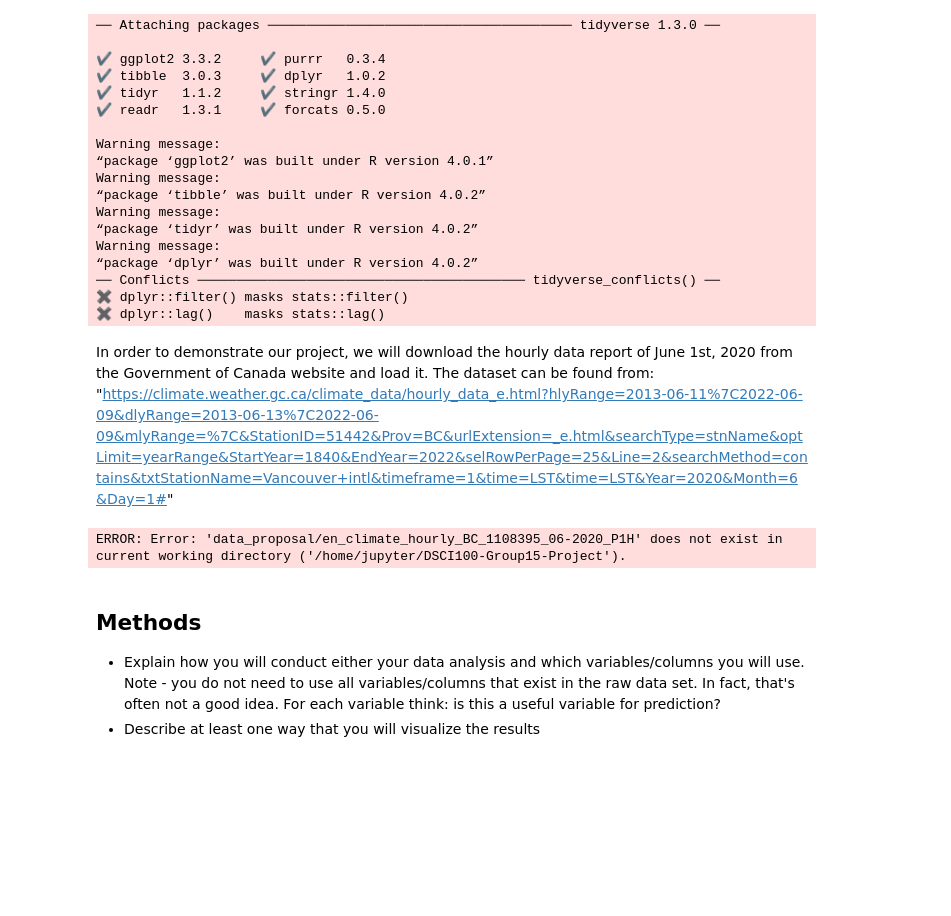
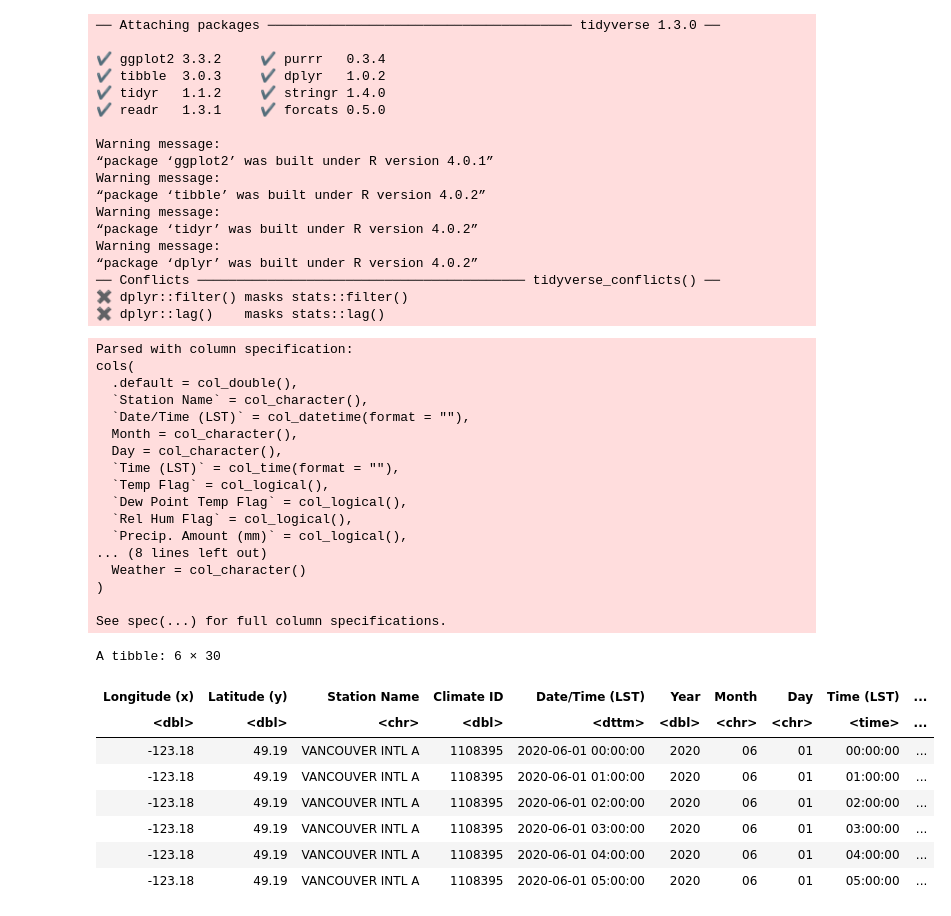
Before and after one commit to hyunseokjg/DSCI100-Group15-Project, a Jupyter notebook: DSCI100_Group_15_Proposal.ipynb, the cells around one changed output. Drawn from its saved outputs; the diff is of its cells as text; code cells hidden in the pictures; blank space fills up the shorter version.

Commit message:
Uploading proposal draft

```diff
--- a/DSCI100_Group_15_Proposal.ipynb
+++ b/DSCI100_Group_15_Proposal.ipynb
@@ -45,15 +53,33 @@ Warning message:
 ── Conflicts ────────────────────────────────────────── tidyverse_conflicts() ──
 ✖ dplyr::filter() masks stats::filter()
 ✖ dplyr::lag()    masks stats::lag()
-# %% [markdown]
-In order to demonstrate our project, we will download the hourly data report of June 1st, 2020 from the Government of Canada website and load it.
-The dataset can be found from:
-"https://climate.weather.gc.ca/climate_data/hourly_data_e.html?hlyRange=2013-06-11%7C2022-06-09&dlyRange=2013-06-13%7C2022-06-09&mlyRange=%7C&StationID=51442&Prov=BC&urlExtension=_e.html&searchType=stnName&optLimit=yearRange&StartYear=1840&EndYear=2022&selRowPerPage=25&Line=2&searchMethod=contains&txtStationName=Vancouver+intl&timeframe=1&time=LST&time=LST&Year=2020&Month=6&Day=1#"
 # %%
-June_1_2020 <- read_csv("data_proposal/en_climate_hourly_BC_1108395_06-2020_P1H")
+weather_training <- read_csv("data_proposal/en_climate_hourly_BC_1108395_06-2020_P1H.csv")
+head(weather_training)
 # %% [output]
-ERROR: Error: 'data_proposal/en_climate_hourly_BC_1108395_06-2020_P1H' does not exist in current working directory ('/home/jupyter/DSCI100-Group15-Project').
+Parsed with column specification:
+cols(
+  .default = col_double(),
+  `Station Name` = col_character(),
+  `Date/Time (LST)` = col_datetime(format = ""),
+  Month = col_character(),
+  Day = col_character(),
+  `Time (LST)` = col_time(format = ""),
+  `Temp Flag` = col_logical(),
+  `Dew Point Temp Flag` = col_logical(),
+  `Rel Hum Flag` = col_logical(),
+  `Precip. Amount (mm)` = col_logical(),
+... (8 lines left out)
+  Weather = col_character()
+)
+
+See spec(...) for full column specifications.
+A tibble: 6 × 30
+| Longitude (x) | Latitude (y) | Station Name | Climate ID | Date/Time (LST) | Year | Month | Day | Time (LST) | ... |
+| <dbl> | <dbl> | <chr> | <dbl> | <dttm> | <dbl> | <chr> | <chr> | <time> | ... |
+| -123.18 | 49.19 | VANCOUVER INTL A | 1108395 | 2020-06-01 00:00:00 | 2020 | 06 | 01 | 00:00:00 | ... |
+| -123.18 | 49.19 | VANCOUVER INTL A | 1108395 | 2020-06-01 01:00:00 | 2020 | 06 | 01 | 01:00:00 | ... |
+| -123.18 | 49.19 | VANCOUVER INTL A | 1108395 | 2020-06-01 02:00:00 | 2020 | 06 | 01 | 02:00:00 | ... |
+| -123.18 | 49.19 | VANCOUVER INTL A | 1108395 | 2020-06-01 03:00:00 | 2020 | 06 | 01 | 03:00:00 | ... |
+| -123.18 | 49.19 | VANCOUVER INTL A | 1108395 | 2020-06-01 04:00:00 | 2020 | 06 | 01 | 04:00:00 | ... |
+| -123.18 | 49.19 | VANCOUVER INTL A | 1108395 | 2020-06-01 05:00:00 | 2020 | 06 | 01 | 05:00:00 | ... |
-# %% [markdown]
-## Methods
-- Explain how you will conduct either your data analysis and which variables/columns you will use. Note - you do not need to use all variables/columns that exist in the raw data set. In fact, that's often not a good idea. For each variable think: is this a useful variable for prediction?
-- Describe at least one way that you will visualize the results
```
Also changed, not shown: parts of 17 cells of this notebook.
